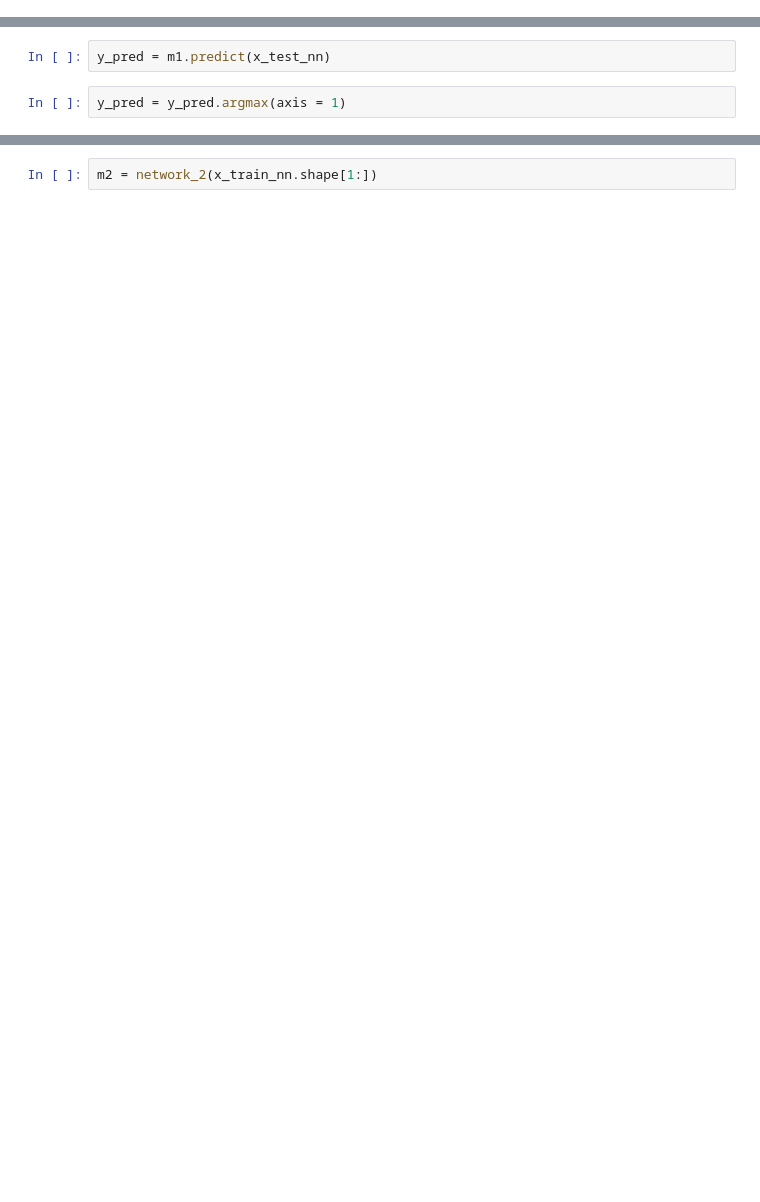
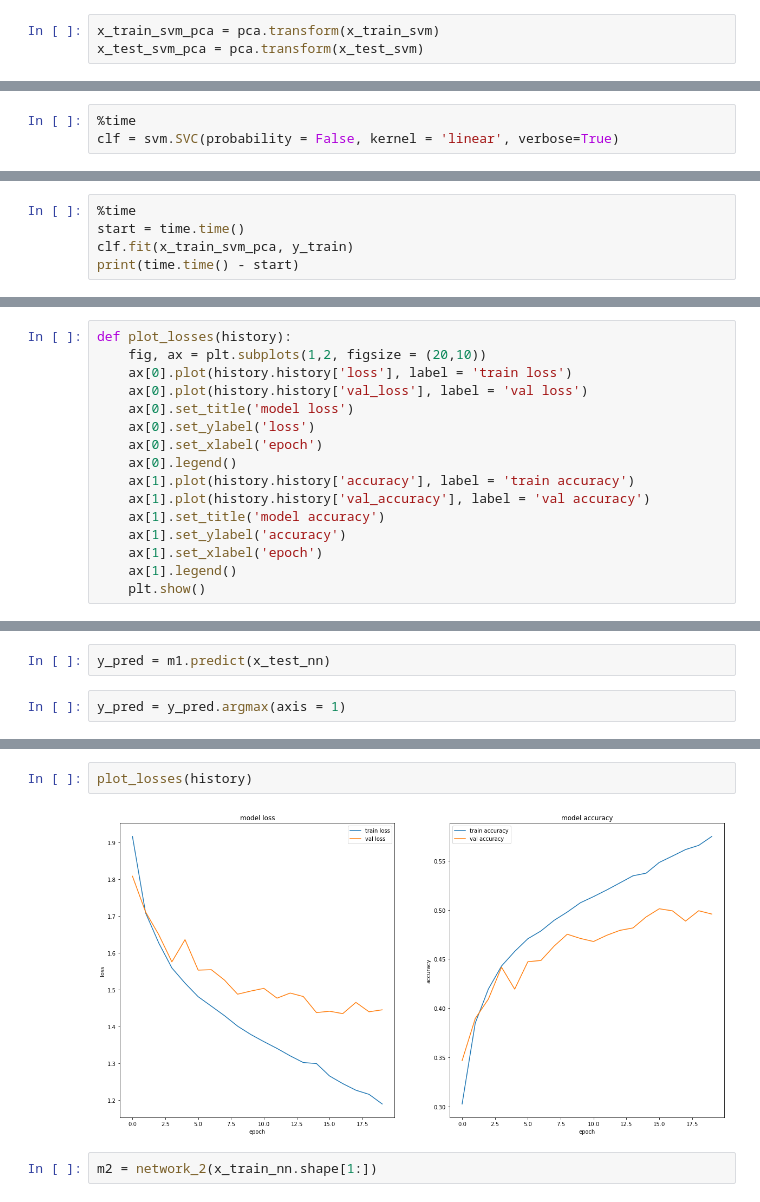
Before and after one commit to tanmaygadgil/cifar-ml, a Jupyter notebook: CIFAR-ML.ipynb, the cells around one changed output, grey strips where cells are left out. Drawn from its saved outputs; the diff is of its cells as text; blank space fills up the shorter version.

Commit message:
adding started code for SVM and NN

```diff
--- a/CIFAR-ML.ipynb
+++ b/CIFAR-ML.ipynb
@@ -264,0 +393,3 @@ weighted avg       0.89      0.89      0.89     10000
+# %%
+x_train_svm_pca = pca.transform(x_train_svm)
+x_test_svm_pca = pca.transform(x_test_svm)
@@ -264,0 +398,3 @@ weighted avg       0.89      0.89      0.89     10000
+# %%
+%time
+clf = svm.SVC(probability = False, kernel = 'linear', verbose=True)
@@ -264,0 +403,5 @@ weighted avg       0.89      0.89      0.89     10000
+# %%
+%time
+start = time.time()
+clf.fit(x_train_svm_pca, y_train)
+print(time.time() - start)
@@ -265,5 +486,21 @@ weighted avg       0.89      0.89      0.89     10000
 # %% [markdown]
 ## Method 3 - Deep Neural Network without Convolution
+# %%
+def plot_losses(history):
+    fig, ax = plt.subplots(1,2, figsize = (20,10))
+    ax[0].plot(history.history['loss'], label = 'train loss')
+    ax[0].plot(history.history['val_loss'], label = 'val loss')
+    ax[0].set_title('model loss')
+    ax[0].set_ylabel('loss')
+    ax[0].set_xlabel('epoch')
+    ax[0].legend()
+    ax[1].plot(history.history['accuracy'], label = 'train accuracy')
+    ax[1].plot(history.history['val_accuracy'], label = 'val accuracy')
+    ax[1].set_title('model accuracy')
+    ax[1].set_ylabel('accuracy')
+    ax[1].set_xlabel('epoch')
+    ax[1].legend()
+    plt.show()
 # %%
 BATCH_SIZE = 256
 # %%
@@ -361,3 +599,7 @@ weighted avg       0.52      0.51      0.51     10000
+# %%
+plot_losses(history)
+# %% [output]
+[figure, added]
 # %%
 m2 = network_2(x_train_nn.shape[1:])
 # %%
```
Also changed, not shown: parts of 54 cells of this notebook.
